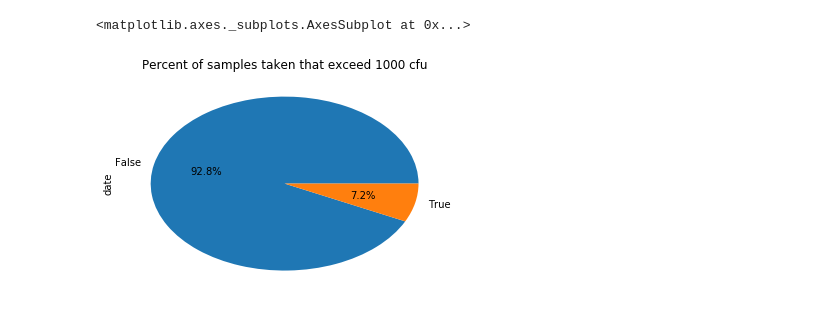
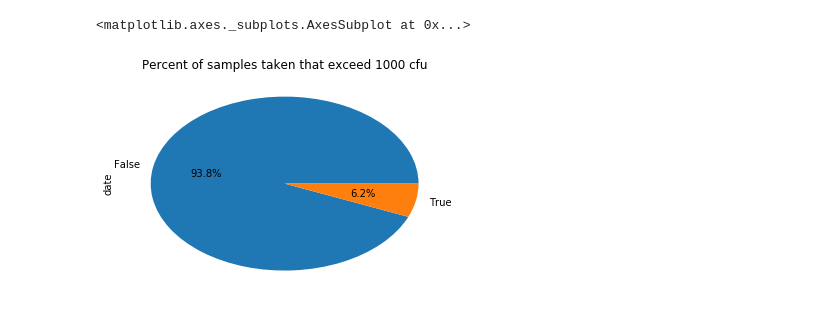
Before and after one commit to sbeslow/chibeachapp, a Jupyter notebook: notebooks/Analyze Single Beaches 2017.ipynb, the cells around one changed output. Drawn from its saved outputs; the diff is of its cells as text; code cells hidden in the pictures.

```diff
--- a/notebooks/Analyze Single Beaches 2017.ipynb
+++ b/notebooks/Analyze Single Beaches 2017.ipynb
@@ -47,5 +51,8 @@ delta = today - first_day
 dates = pd.DataFrame([(first_day + timedelta(days=i)) for i in range(delta.days + 1)])
 dates.columns = ['date']
 beach_by_day = dates.merge(beach, how='left', on='date')
+beach_by_day = beach_by_day.set_index('date', drop=False)
+beach_by_day = beach_by_day[['date', 'dna_reading_mean', 'predicted_level']]
+beach_by_day = beach_by_day.fillna(0)
 beach_by_day.head()
 # %% [output]
@@ -58,4 +66,4 @@ beach_by_day.head()
 # %%
-beach_by_day.set_index('date')['dna_reading_mean'].plot(kind="line")
+beach_by_day['dna_reading_mean'].plot(kind="line")
 # %% [output]
 <matplotlib.axes._subplots.AxesSubplot at 0x...>
@@ -92,7 +83,7 @@ beach_days.loc[beach_days['dna_reading_mean'] >= 1000].groupby('date').count()['
 # %%
 # Samples that exceed threshold
-beach_days['dna_exceeds'] = beach_days['dna_reading_mean'] > 1000
-beach_days.groupby('dna_exceeds').count()['date'].plot(kind="pie", title="Percent of samples taken that exceed 1000 cfu", autopct='%1.1f%%')
+beach_by_day['dna_exceeds'] = beach_by_day['dna_reading_mean'] > 1000
+beach_by_day.groupby('dna_exceeds').count()['date'].plot(kind="pie", title="Percent of samples taken that exceed 1000 cfu", autopct='%1.1f%%')
 # %% [output]
 <matplotlib.axes._subplots.AxesSubplot at 0x...>
-[figure, old version]
+[figure, new version]
```
Also changed, not shown: parts of 14 cells of this notebook, 1 other file.
